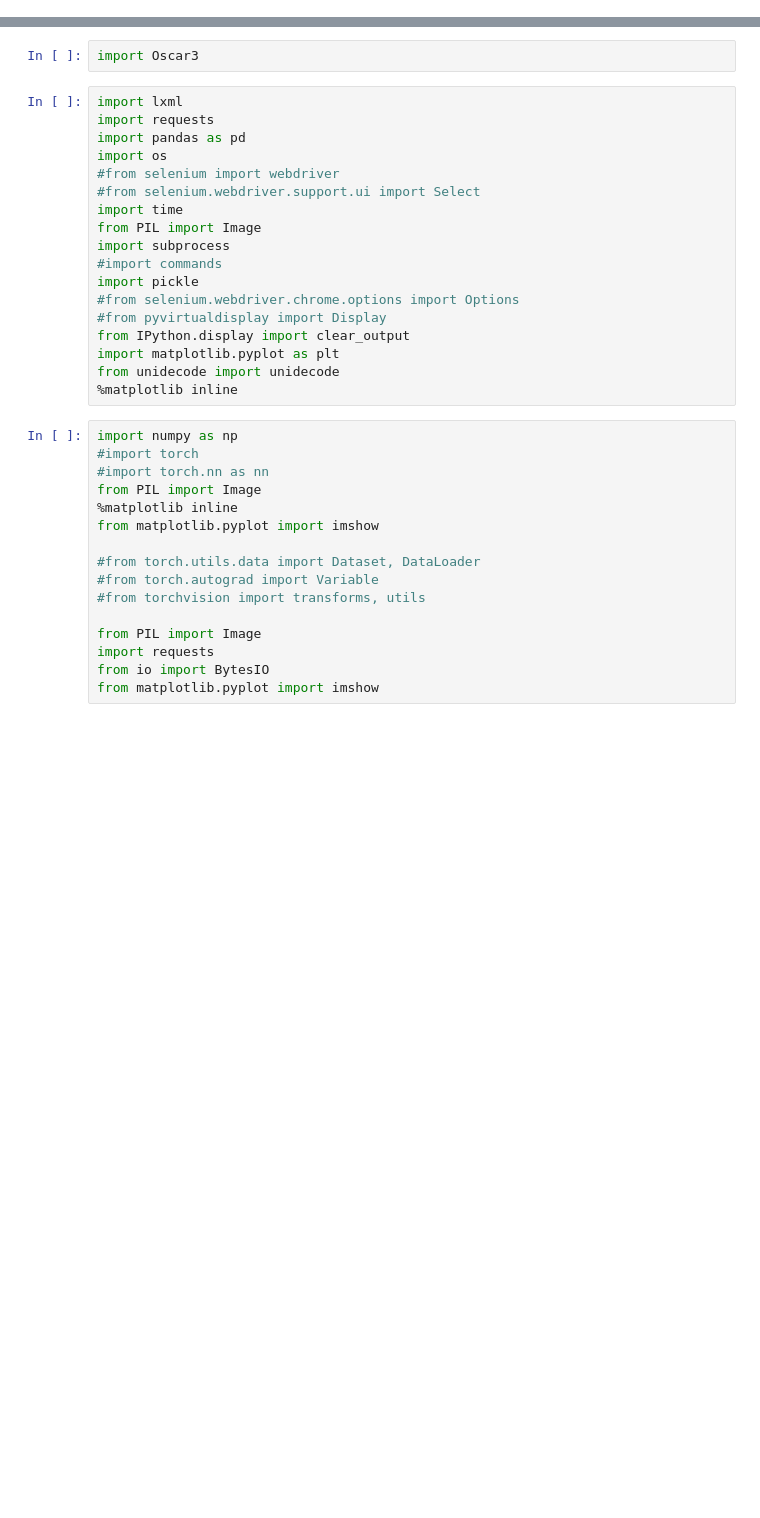
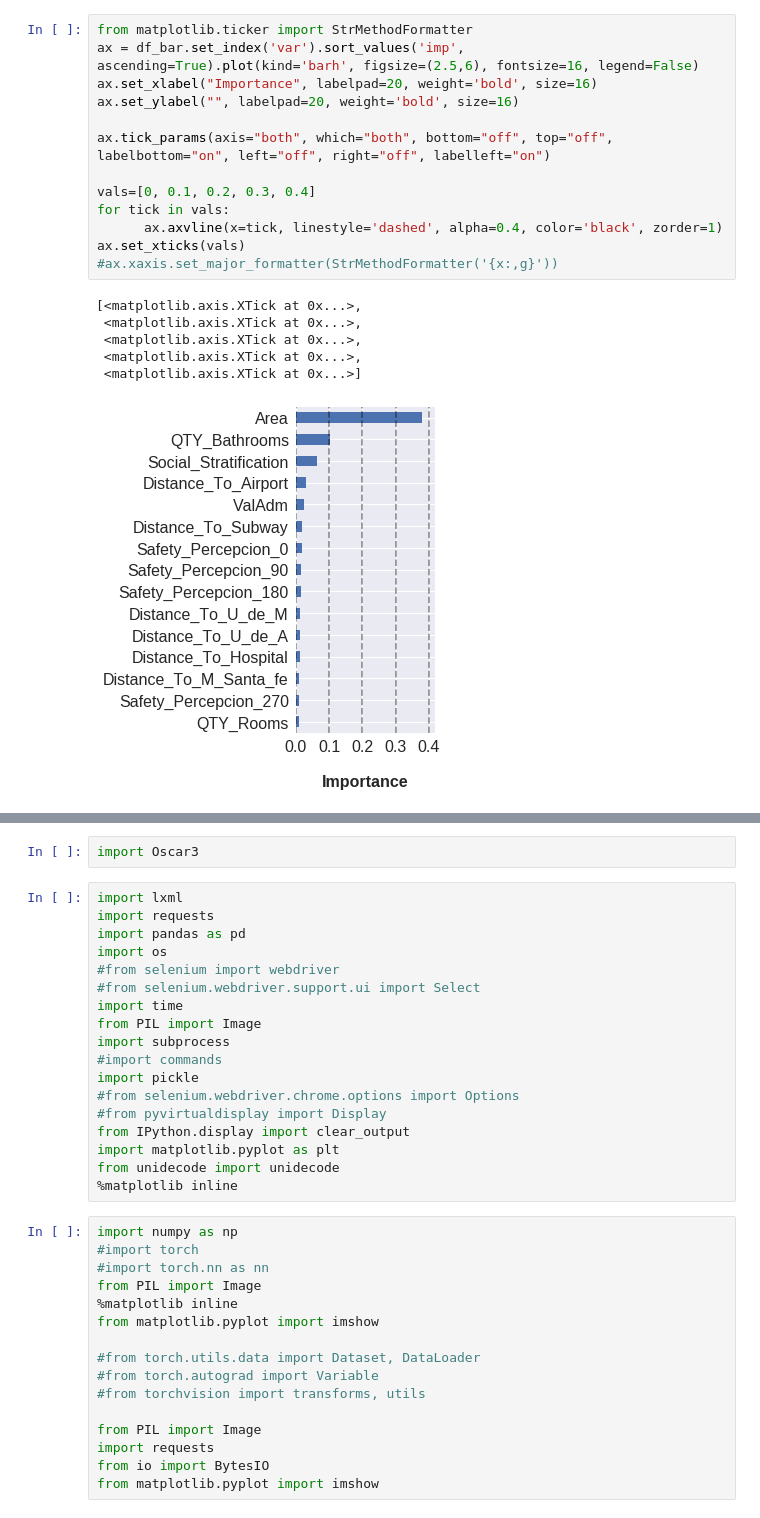
Before and after one commit to obabilonia/funciones_general, a Jupyter notebook: filename_rf2.ipynb, the cells around one changed output, grey strips where cells are left out. Cells and saved outputs as stored; diff of their text form; blank space fills up the shorter version.

```diff
--- a/filename_rf2.ipynb
+++ b/filename_rf2.ipynb
@@ -3,3 +65,23 @@
+# %%
+from matplotlib.ticker import StrMethodFormatter
+ax = df_bar.set_index('var').sort_values('imp', ascending=True).plot(kind='barh', figsize=(2.5,6), fontsize=16, legend=False)
+ax.set_xlabel("Importance", labelpad=20, weight='bold', size=16)
+ax.set_ylabel("", labelpad=20, weight='bold', size=16)
+
+ax.tick_params(axis="both", which="both", bottom="off", top="off", labelbottom="on", left="off", right="off", labelleft="on")
+
+vals=[0, 0.1, 0.2, 0.3, 0.4]
+for tick in vals:
+      ax.axvline(x=tick, linestyle='dashed', alpha=0.4, color='black', zorder=1)
+ax.set_xticks(vals)
+#ax.xaxis.set_major_formatter(StrMethodFormatter('{x:,g}'))
+# %% [output]
+[<matplotlib.axis.XTick at 0x...>,
+ <matplotlib.axis.XTick at 0x...>,
+ <matplotlib.axis.XTick at 0x...>,
+ <matplotlib.axis.XTick at 0x...>,
+ <matplotlib.axis.XTick at 0x...>]
+[figure, added]
 # %%
 print("preparando ambiente")
 #!pip install pyvirtualdisplay
```
Also changed, not shown: parts of 6 cells of this notebook.
